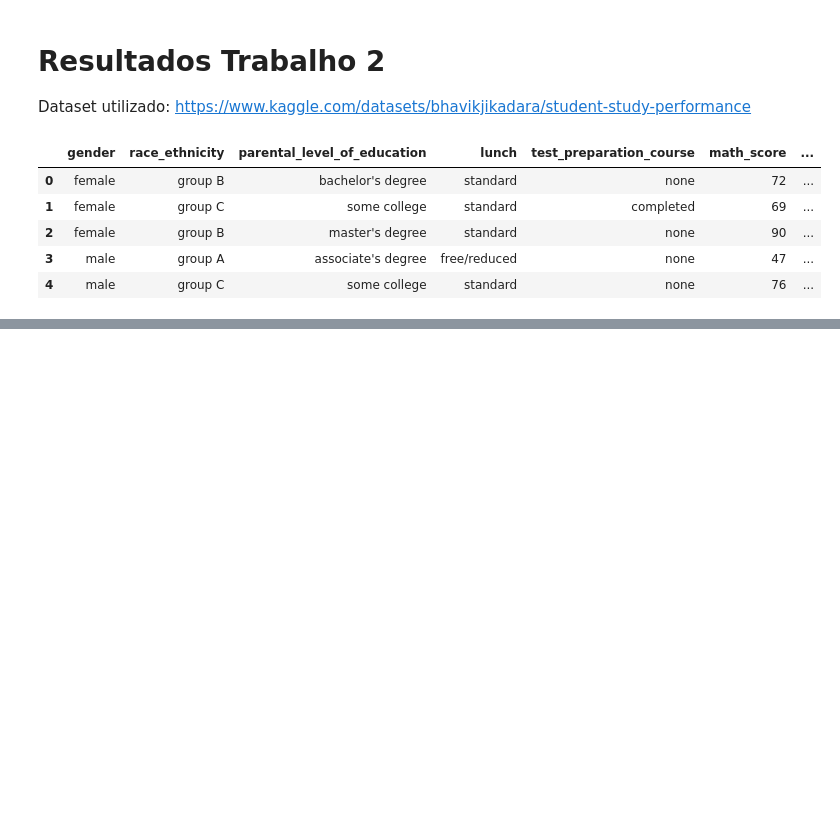
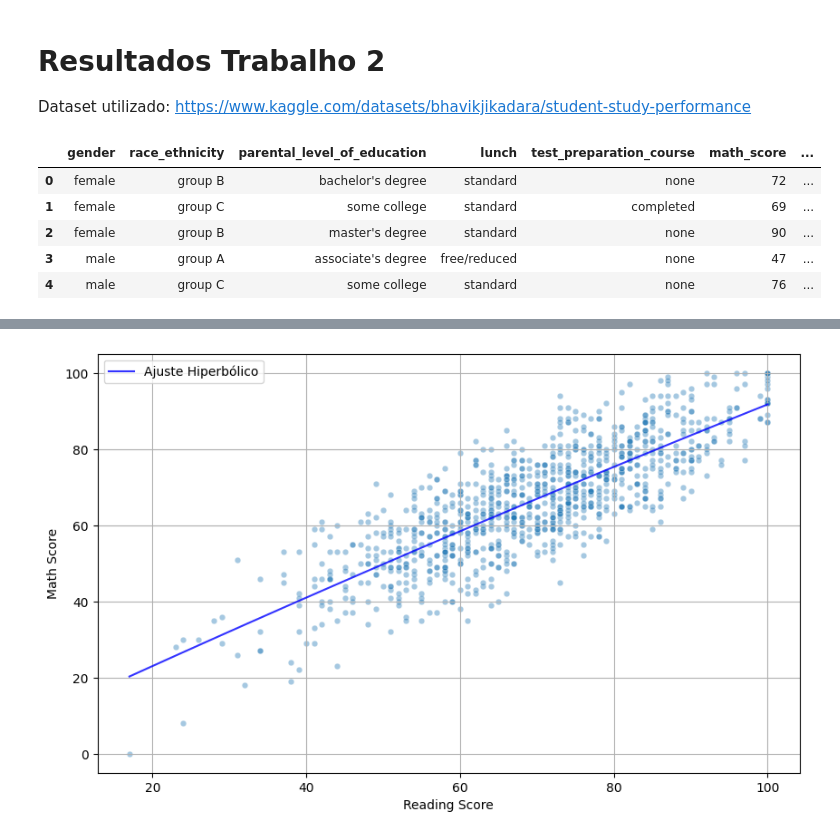
Before and after one commit to lucaslimaromero/Trabalho-Estatistica, a Jupyter notebook: trabalho2.ipynb, the cells around one changed output, grey strips where cells are left out. Cells and saved outputs as stored; diff of their text form; code cells hidden in the pictures; blank space fills up the shorter version.

```diff
--- a/trabalho2.ipynb
+++ b/trabalho2.ipynb
@@ -22,0 +66,35 @@ df.head()
+# %%
+import pandas as pd
+import numpy as np
+import matplotlib.pyplot as plt
+import seaborn as sns
+from scipy.optimize import curve_fit
+
+# Função hiperbólica
+def hyperbolic(x, a, b, c):
+    return a / (x + b) + c
+
+# Cria o gráfico de dispersão dos valores de reading_score em relação a math_score
+plt.figure(figsize=(10, 6))
+sns.scatterplot(data=dados, x='reading_score', y='math_score', alpha=0.4, s=22)
+
+# Ajuste hiperbólico
+x = dados['reading_score']
+y = dados['math_score']
+params, _ = curve_fit(hyperbolic, x, y, maxfev=10000)  # pode ser necessário ajustar os parâmetros iniciais ou aumentar maxfev se a convergência não for alcançada
+a, b, c = params
+
+# Gera valores para plotar a curva hiperbólica
+x_vals = np.linspace(x.min(), x.max(), 100)
+y_vals = hyperbolic(x_vals, a, b, c)
+
+# Plota a curva ajustada
+plt.plot(x_vals, y_vals, color='blue', alpha=0.8, label='Ajuste Hiperbólico')
+
+plt.xlabel('Reading Score')
+plt.ylabel('Math Score')
+plt.legend()
+plt.grid(True)
+plt.show()
+# %% [output]
+[figure, added]
```
Also changed, not shown: parts of 3 cells of this notebook.
